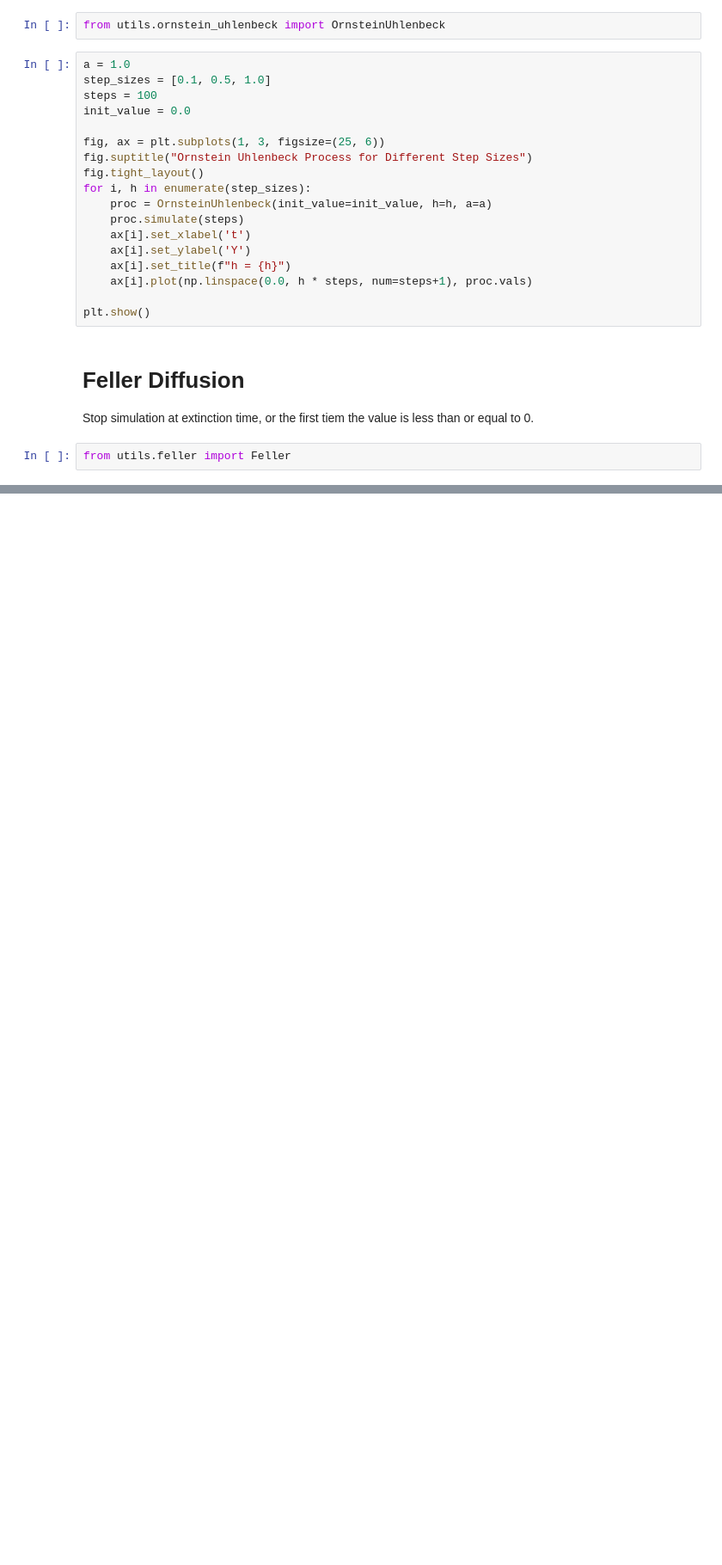
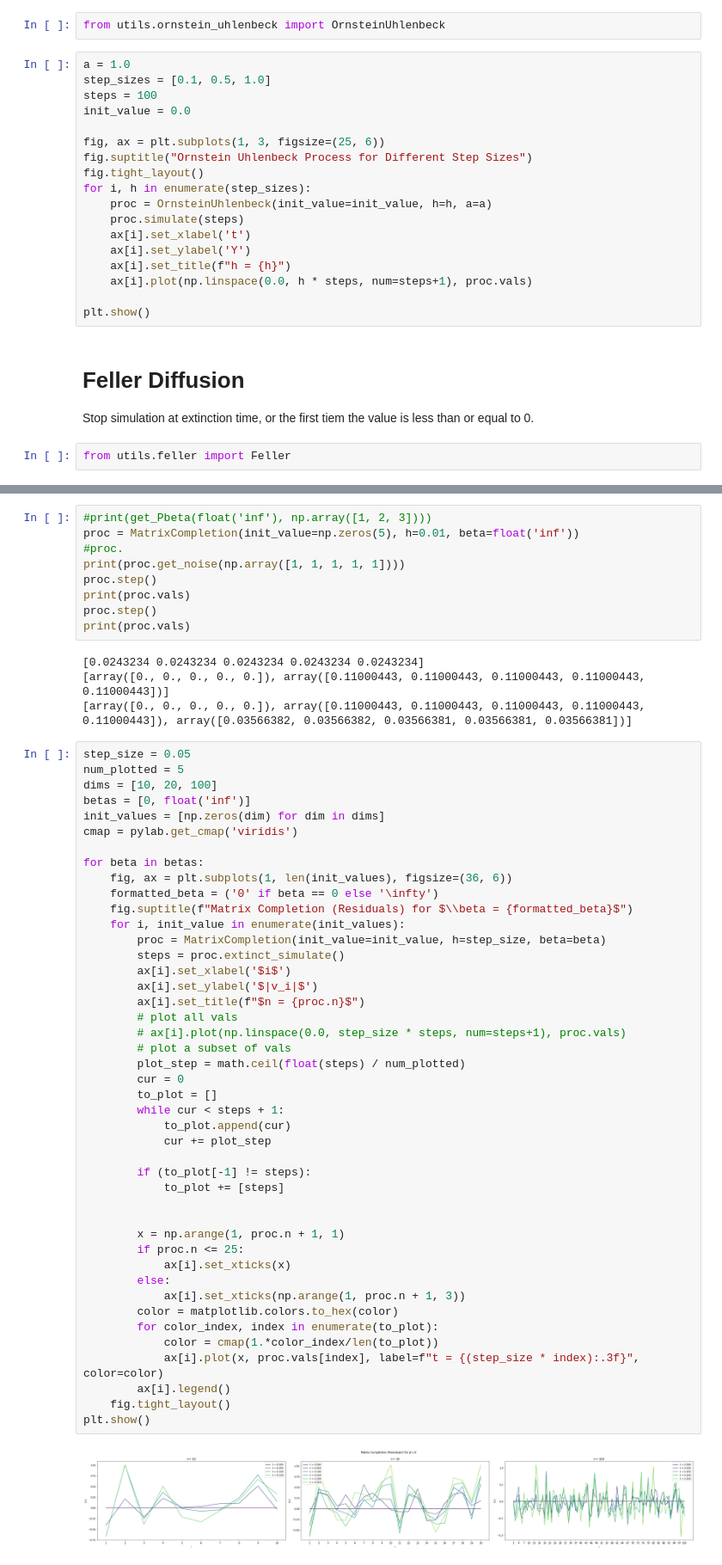
Before and after one commit to alanchen-1/SDEs, a Jupyter notebook: main.ipynb, the cells around one changed output, grey strips where cells are left out. Shown at 86% size. Drawn from its saved outputs; the diff is of its cells as text; blank space fills up the shorter version.

```diff
--- a/main.ipynb
+++ b/main.ipynb
@@ -52,0 +62,59 @@ plt.show()
+# %%
+#print(get_Pbeta(float('inf'), np.array([1, 2, 3])))
+proc = MatrixCompletion(init_value=np.zeros(5), h=0.01, beta=float('inf'))
+#proc.
+print(proc.get_noise(np.array([1, 1, 1, 1, 1])))
+proc.step()
+print(proc.vals)
+proc.step()
+print(proc.vals)
+# %% [output]
+[0.0243234 0.0243234 0.0243234 0.0243234 0.0243234]
+[array([0., 0., 0., 0., 0.]), array([0.11000443, 0.11000443, 0.11000443, 0.11000443, 0.11000443])]
+[array([0., 0., 0., 0., 0.]), array([0.11000443, 0.11000443, 0.11000443, 0.11000443, 0.11000443]), array([0.03566382, 0.03566382, 0.03566381, 0.03566381, 0.03566381])]
+# %%
+step_size = 0.05
+num_plotted = 5
+dims = [10, 20, 100]
+betas = [0, float('inf')]
+init_values = [np.zeros(dim) for dim in dims]
+cmap = pylab.get_cmap('viridis')
+
+for beta in betas:
+    fig, ax = plt.subplots(1, len(init_values), figsize=(36, 6))
+    formatted_beta = ('0' if beta == 0 else '\infty')
+    fig.suptitle(f"Matrix Completion (Residuals) for $\\beta = {formatted_beta}$")
+    for i, init_value in enumerate(init_values):
+        proc = MatrixCompletion(init_value=init_value, h=step_size, beta=beta)
+        steps = proc.extinct_simulate()
+        ax[i].set_xlabel('$i$')
+        ax[i].set_ylabel('$|v_i|$')
+        ax[i].set_title(f"$n = {proc.n}$")
+        # plot all vals
+        # ax[i].plot(np.linspace(0.0, step_size * steps, num=steps+1), proc.vals)
+        # plot a subset of vals
+        plot_step = math.ceil(float(steps) / num_plotted)
+        cur = 0
+        to_plot = []
+        while cur < steps + 1:
+            to_plot.append(cur)
+            cur += plot_step
+
+        if (to_plot[-1] != steps):
+            to_plot += [steps]
+
+
+        x = np.arange(1, proc.n + 1, 1)
+        if proc.n <= 25:
+            ax[i].set_xticks(x)
+        else:
+            ax[i].set_xticks(np.arange(1, proc.n + 1, 3))
+        color = matplotlib.colors.to_hex(color)
+        for color_index, index in enumerate(to_plot):
+            color = cmap(1.*color_index/len(to_plot))
+            ax[i].plot(x, proc.vals[index], label=f"t = {(step_size * index):.3f}", color=color)
+        ax[i].legend()
+    fig.tight_layout()
+plt.show()
+# %% [output]
+[figure, added]
```
Also changed, not shown: parts of 9 cells of this notebook, 13 other files.
